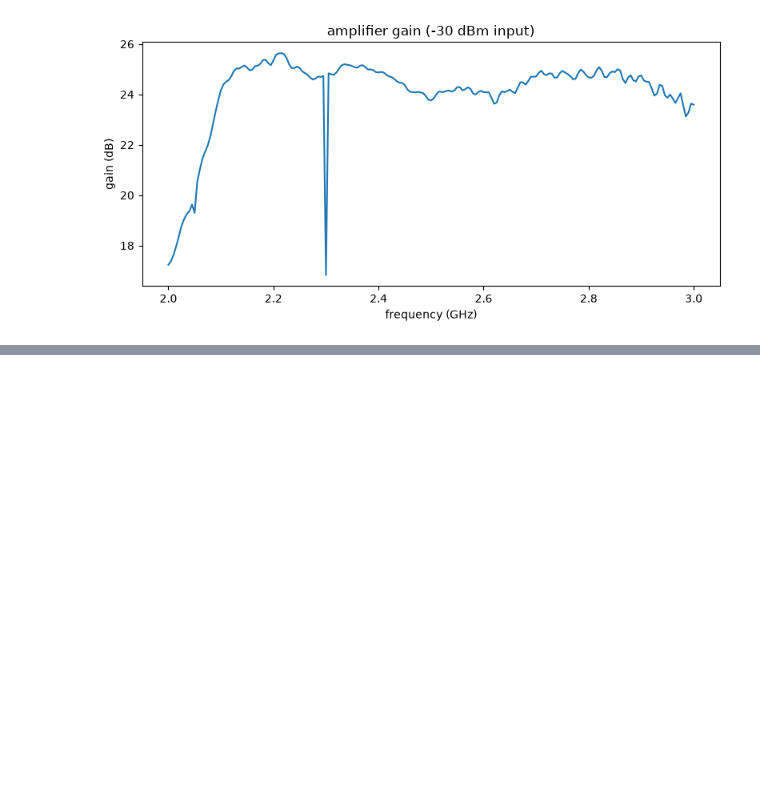
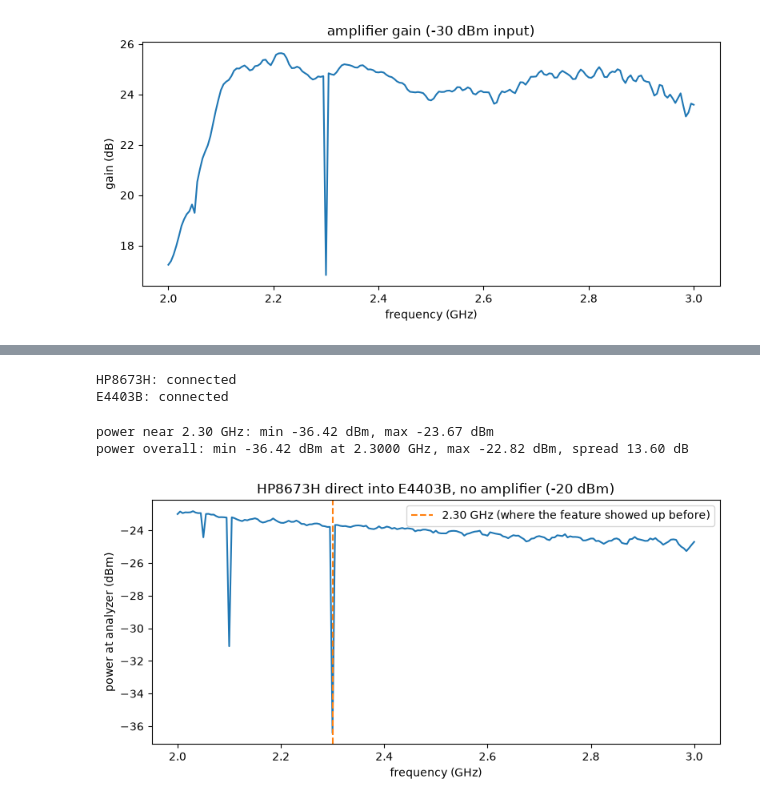
Before and after one commit to meimei2027/diamonds, a Jupyter notebook: experiment/cw_odmr.ipynb, the cells around one changed output, grey strips where cells are left out. Cells and saved outputs as stored; diff of their text form; code cells hidden in the pictures; blank space fills up the shorter version.

```diff
--- a/experiment/cw_odmr.ipynb
+++ b/experiment/cw_odmr.ipynb
@@ -192,0 +274,41 @@ sa.close()
+# %%
+gen = HP8673H("GPIB1::19::INSTR")
+sa = E4403B("GPIB0::18::INSTR")
+# %% [output]
+HP8673H: connected
+E4403B: connected
+# %%
+ISO_START_HZ = 2.0e9
+ISO_STOP_HZ = 3.0e9
+ISO_STEP_HZ = 5e6   # denser than the amplifier sweeps, to localize the feature precisely
+ISO_POWER_DBM = -20.0
+
+sa.set_center_span((ISO_START_HZ + ISO_STOP_HZ) / 2, ISO_STOP_HZ - ISO_START_HZ)
+freqs_hz, direct_power_dbm = gen.frequency_sweep(
+    sa, ISO_START_HZ, ISO_STOP_HZ, ISO_STEP_HZ, power_dbm=ISO_POWER_DBM,
+)
+# %%
+fig, ax = plt.subplots(figsize=(8, 4))
+ax.plot(freqs_hz / 1e9, direct_power_dbm)
+ax.axvline(2.30, color="C1", ls="--", label="2.30 GHz (where the feature showed up before)")
+ax.set_xlabel("frequency (GHz)")
+ax.set_ylabel("power at analyzer (dBm)")
+ax.set_title(f"HP8673H direct into E4403B, no amplifier ({ISO_POWER_DBM:.0f} dBm)")
+ax.legend()
+fig.tight_layout()
+
+near_230 = np.abs(freqs_hz - 2.30e9) < 20e6
+print(f"power near 2.30 GHz: min {direct_power_dbm[near_230].min():.2f} dBm, "
+      f"max {direct_power_dbm[near_230].max():.2f} dBm")
+print(f"power overall: min {direct_power_dbm.min():.2f} dBm at {freqs_hz[np.argmin(direct_power_dbm)]/1e9:.4f} GHz, "
+      f"max {direct_power_dbm.max():.2f} dBm, spread {np.ptp(direct_power_dbm):.2f} dB")
+
+np.savetxt(
+    "data/generator_direct_m20dbm.csv",
+    np.column_stack([freqs_hz, direct_power_dbm]),
+    delimiter=",", header="frequency_hz,power_dbm", comments="",
+)
+# %% [output]
+power near 2.30 GHz: min -36.42 dBm, max -23.67 dBm
+power overall: min -36.42 dBm at 2.3000 GHz, max -22.82 dBm, spread 13.60 dB
+[figure, added]
```
Also changed, not shown: parts of 13 cells of this notebook, 6 other files.
